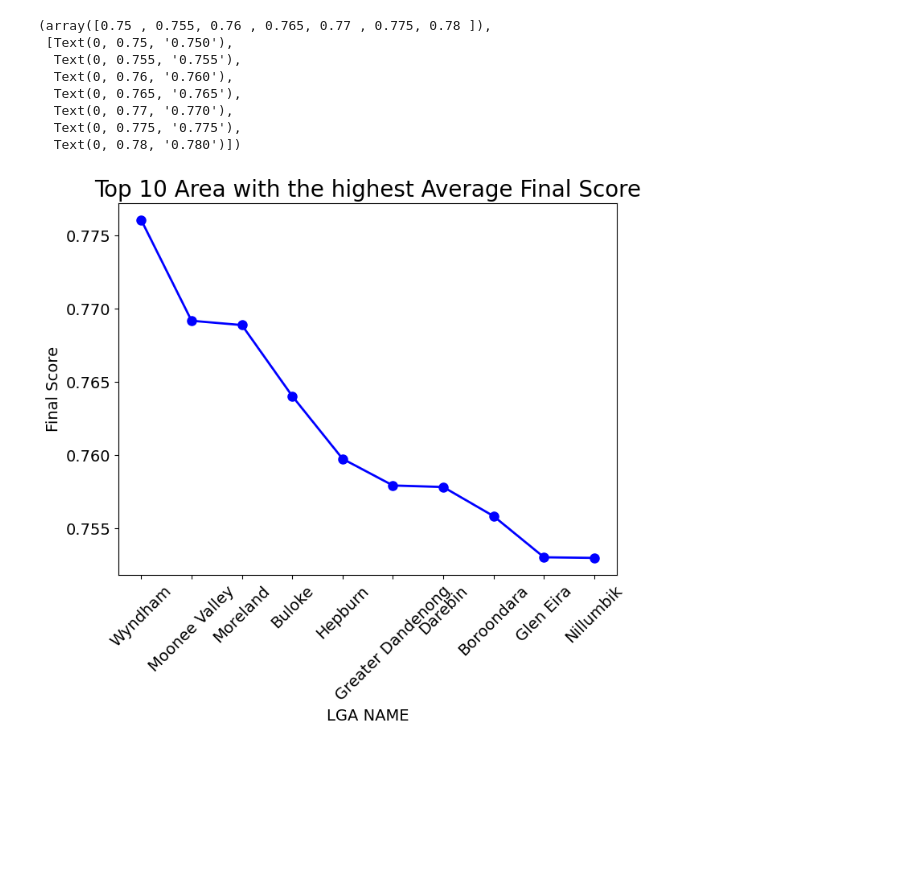
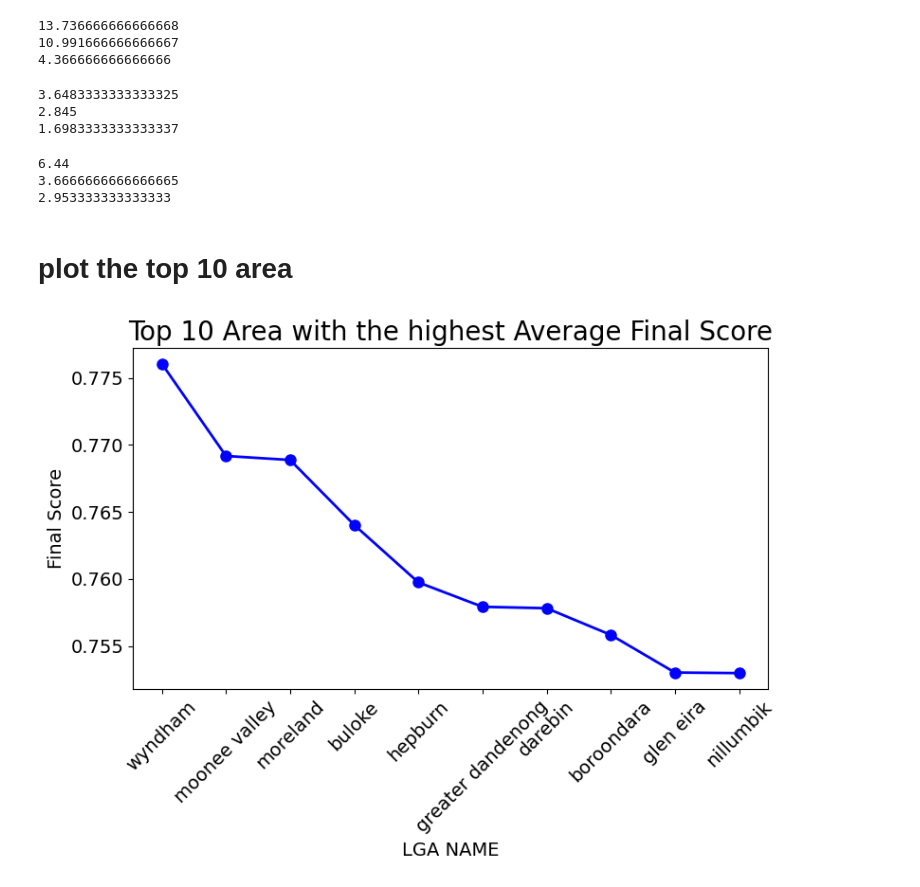
Before and after one commit to HenrikHao/real-estate-industry-project, a Jupyter notebook: notebooks/scoring.ipynb, the cells around one changed output. Drawn from its saved outputs; the diff is of its cells as text; code cells hidden in the pictures; blank space fills up the shorter version.

```diff
--- a/notebooks/scoring.ipynb
+++ b/notebooks/scoring.ipynb
@@ -2,6 +2,7 @@
 import pandas as pd
 import numpy as np
 # %%
+# read in past data and future data and combine them
 past_data = pd.read_csv("../data/scoring/past_data.csv")
 future_data = pd.read_csv("../data/scoring/future_data.csv")
 df = pd.concat([past_data, future_data])
@@ -10,23 +11,23 @@ df = pd.concat([past_data, future_data])
 import pandas as pd
 
 # Engineer crime rate
-df['crime_rate'] = df['Offence Count'] / df['population']
+df['crime_rate'] = df['offence_count'] / df['population']
 
 # Normalize metrics
-columns_to_normalize = ['Nearest_park', 'Nearest_school', 'Nearest_hospital', 'Nearest_supermarket', 'crime_rate', 'cost', 'population', 'weekly_income', 'distance_to_cbd']
+columns_to_normalize = ['nearest_park', 'nearest_school', 'nearest_hospital', 'nearest_supermarket', 'crime_rate', 'cost', 'population', 'weekly_income', 'distance_to_cbd']
 for column in columns_to_normalize:
     df[column] = (df[column] - df[column].min()) / (df[column].max() - df[column].min())
 
 # Define weights for liveability metrics
 # Note: We're using negative weights for metrics where lower values are better.
 weights = {
-    'Nearest_park': -0.15,
-    'Nearest_school': -0.15,
-    'Nearest_hospital': -0.15,
-    'Nearest_supermarket': -0.15,
+    'nearest_park': -0.15,
+    'nearest_school': -0.15,
+    'nearest_hospital': -0.15,
+    'nearest_supermarket': -0.15,
     'distance_to_cbd': -0.15,
-    'crime_rate': -0.1,     # Negative because lower crime rate is better
-    'weekly_income': 0.1    # Assuming higher weekly income is better
+    'crime_rate': -0.1,
+    'weekly_income': 0.1
 }
 
 # Calculate liveability score
@@ -42,9 +43,9 @@ df['affordability_score'] = 1 - df['cost']
 df['final_score'] = (df['liveability_score'] + df['affordability_score']) / 2
 
 # Aggregate scores by LGA district
-lga_scores = df.groupby('LGA_NAME')['final_score'].mean()
-liveable = df.groupby('LGA_NAME')['liveability_score'].mean()
-affordable = df.groupby('LGA_NAME')['affordability_score'].mean()
+lga_scores = df.groupby('lga_name')['final_score'].mean()
+liveable = df.groupby('lga_name')['liveability_score'].mean()
+affordable = df.groupby('lga_name')['affordability_score'].mean()
 
 # Rank LGA districts
 lga_ranking = lga_scores.sort_values(ascending=False)
@@ -300,23 +145,55 @@ Name: final_score, dtype: float64
+# %%
+hospital = new_df.groupby('lga_name')['nearest_hospital'].mean()
+hospital = hospital.sort_values()
+
+
+print(hospital['wyndham'])
+print(hospital['moonee valley'])
+print(hospital['moreland'])
+# %% [output]
+13.736666666666668
+10.991666666666667
+4.366666666666666
+# %%
+supermarket = new_df.groupby('lga_name')['nearest_supermarket'].mean()
+supermarket = supermarket.sort_values()
+
+
+print(supermarket['wyndham'])
+print(supermarket['moonee valley'])
+print(supermarket['moreland'])
+# %% [output]
+3.6483333333333325
+2.845
+1.6983333333333337
+# %%
+station = new_df.groupby('lga_name')['nearest_station'].mean()
+station  = station .sort_values()
+
+
+print(station['wyndham'])
+print(station['moonee valley'])
+print(station['moreland'])
+# %% [output]
+6.44
+3.6666666666666665
+2.953333333333333
+# %% [markdown]
+# plot the top 10 area
 # %%
 import matplotlib.pyplot as plt
 first10_lga_ranking = lga_ranking[0:10]
 plt.figure(figsize=(8, 6))
 plt.plot(first10_lga_ranking.index, first10_lga_ranking.values, marker='o', color='b', linestyle='-', linewidth=2, markersize=8)
 plt.xlabel('LGA NAME', fontsize = 14)
 plt.ylabel('Final Score', fontsize=14)
 plt.title('Top 10 Area with the highest Average Final Score', fontsize = 20)
 plt.xticks(rotation=45, fontsize = 14)
 plt.yticks(fontsize = 14)
+plt.tight_layout()
+plt.savefig("../plots/top 10 average score.png")
 # %% [output]
-(array([0.75 , 0.755, 0.76 , 0.765, 0.77 , 0.775, 0.78 ]),
- [Text(0, 0.75, '0.750'),
-  Text(0, 0.755, '0.755'),
-  Text(0, 0.76, '0.760'),
-  Text(0, 0.765, '0.765'),
-  Text(0, 0.77, '0.770'),
-  Text(0, 0.775, '0.775'),
-  Text(0, 0.78, '0.780')])
-[figure, old version]
+[figure, new version]
 # %%
 liveable_ranking[0:20]
 # %% [output]
```
Also changed, not shown: parts of 32 cells of this notebook, 24 other files.
